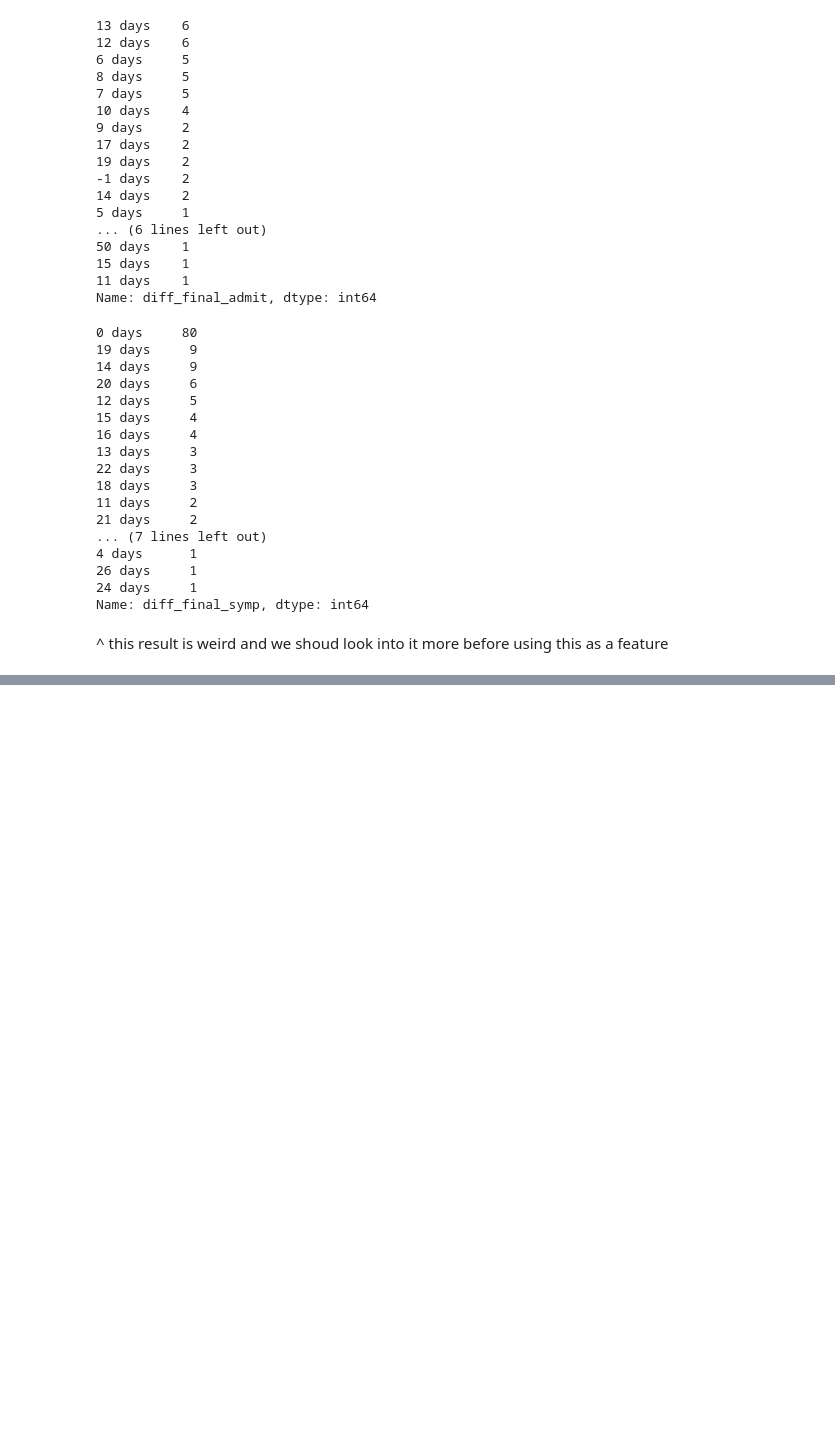
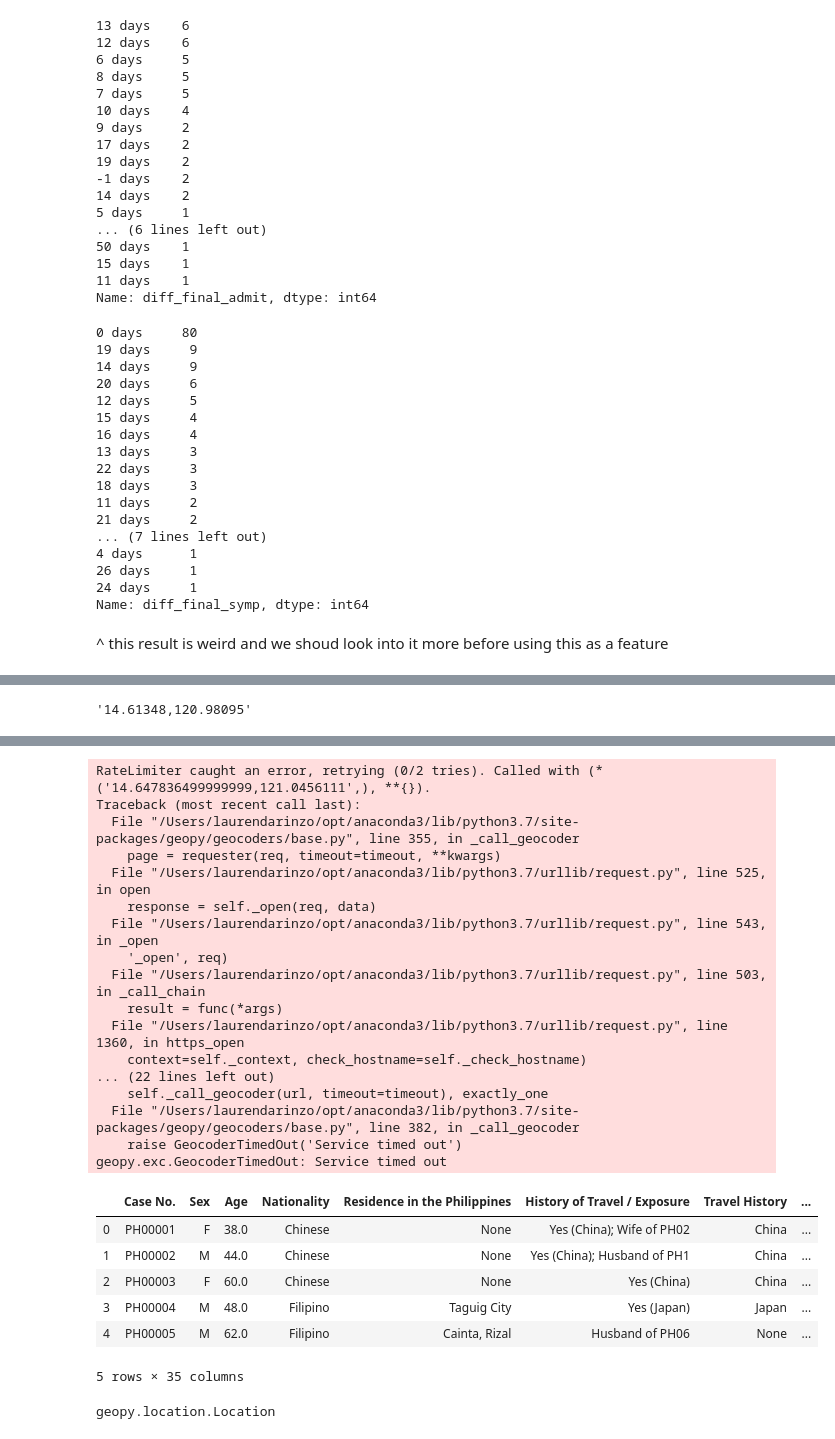
Before and after one commit to angelaaaateng/ML_COVID_PREDICTION, a Jupyter notebook: feature_engineering_LD.ipynb, the cells around one changed output, grey strips where cells are left out. Saved outputs shown, nothing was run; the diff lists cells and outputs as text; code cells hidden in the pictures; blank space fills up the shorter version.

Commit message:
reverse geocode lookup

```diff
--- a/feature_engineering_LD.ipynb
+++ b/feature_engineering_LD.ipynb
@@ -174,0 +215,14 @@ Name: diff_final_symp, dtype: int64
+# %%
+data_clean['geom'] = data_clean['Latitude'].map(str) + ',' + data_clean['Longitude'].map(str)
+data_clean['geom'][0]
+# %% [output]
+'14.61348,120.98095'
+# %%
+locator = Nominatim(user_agent='myGeocoder', timeout=60)
+rgeocode = RateLimiter(locator.reverse, min_delay_seconds=0.001)
+# %%
+#DO NOT RUN THIS AGAIN TAKES A LONG TIME LOL
+tqdm_notebook.pandas()
+data_clean['address'] = data_clean['geom'].progress_apply(rgeocode)
+data_clean.head()
+# %% [output]
@@ -174,0 +230,28 @@ Name: diff_final_symp, dtype: int64
+RateLimiter caught an error, retrying (0/2 tries). Called with (*('14.647836499999999,121.0456111',), **{}).
+Traceback (most recent call last):
+  File "/Users/laurendarinzo/opt/anaconda3/lib/python3.7/site-packages/geopy/geocoders/base.py", line 355, in _call_geocoder
+    page = requester(req, timeout=timeout, **kwargs)
+  File "/Users/laurendarinzo/opt/anaconda3/lib/python3.7/urllib/request.py", line 525, in open
+    response = self._open(req, data)
+  File "/Users/laurendarinzo/opt/anaconda3/lib/python3.7/urllib/request.py", line 543, in _open
+    '_open', req)
+  File "/Users/laurendarinzo/opt/anaconda3/lib/python3.7/urllib/request.py", line 503, in _call_chain
+    result = func(*args)
+  File "/Users/laurendarinzo/opt/anaconda3/lib/python3.7/urllib/request.py", line 1360, in https_open
+    context=self._context, check_hostname=self._check_hostname)
+... (22 lines left out)
+    self._call_geocoder(url, timeout=timeout), exactly_one
+  File "/Users/laurendarinzo/opt/anaconda3/lib/python3.7/site-packages/geopy/geocoders/base.py", line 382, in _call_geocoder
+    raise GeocoderTimedOut('Service timed out')
+geopy.exc.GeocoderTimedOut: Service timed out
+|  | Case No. | Sex | Age | Nationality | Residence in the Philippines | History of Travel / Exposure | Travel History | ... |
+| 0 | PH00001 | F | 38.0 | Chinese | None | Yes (China); Wife of PH02 | China | ... |
+| 1 | PH00002 | M | 44.0 | Chinese | None | Yes (China); Husband of PH1 | China | ... |
+| 2 | PH00003 | F | 60.0 | Chinese | None | Yes (China) | China | ... |
+| 3 | PH00004 | M | 48.0 | Filipino | Taguig City | Yes (Japan) | Japan | ... |
+| 4 | PH00005 | M | 62.0 | Filipino | Cainta, Rizal | Husband of PH06 | None | ... |
+5 rows × 35 columns
+# %%
+data_clean['address'][0]
+# %% [output]
+geopy.location.Location
```
Also changed, not shown: parts of 7 cells of this notebook.
